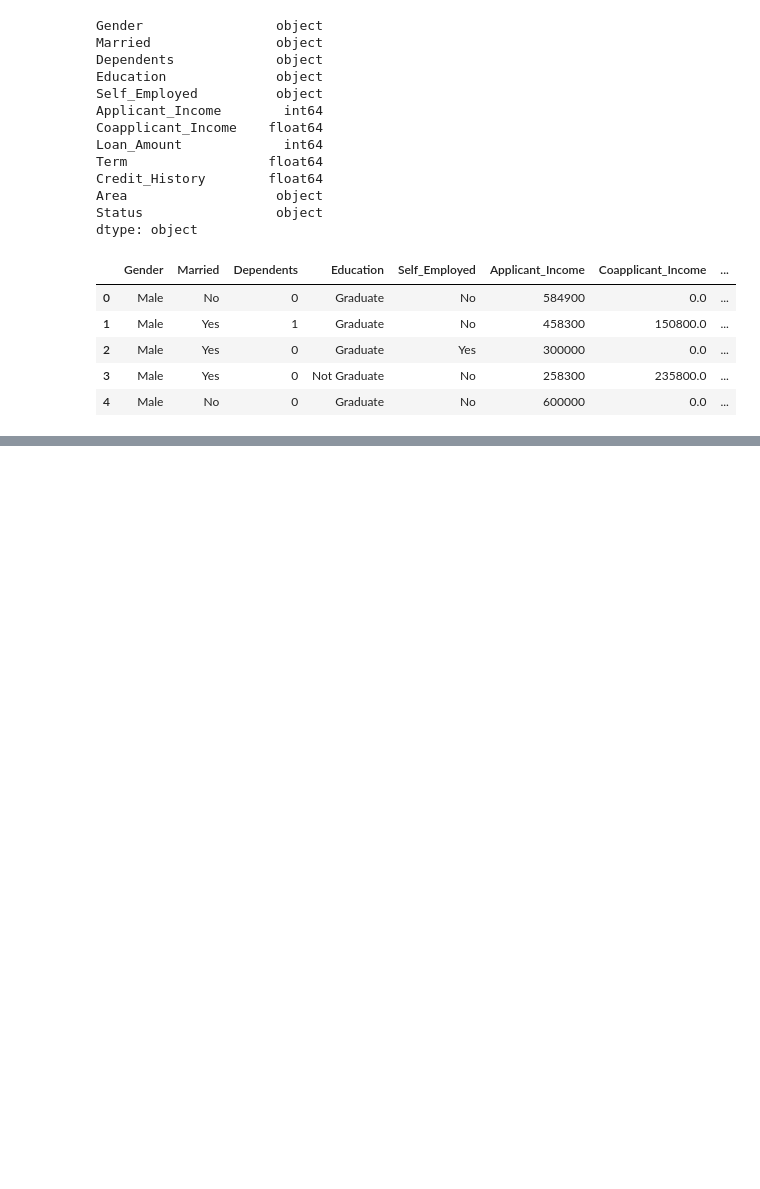
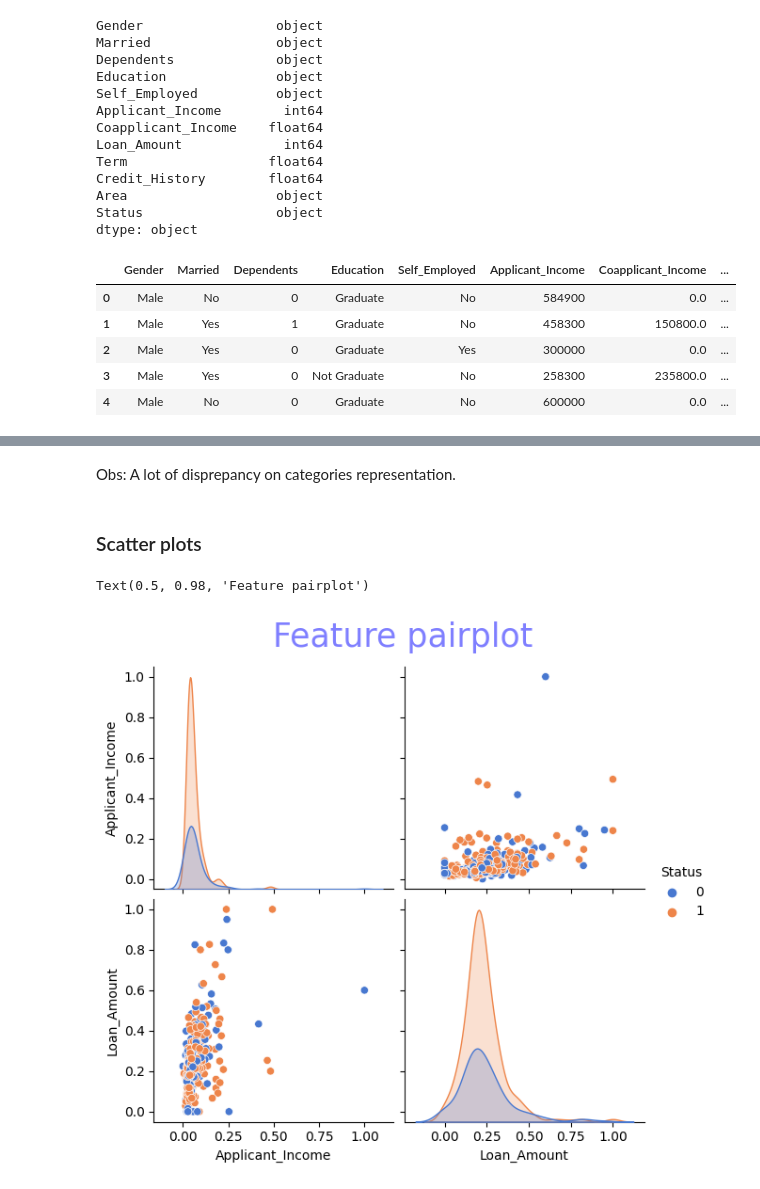
Before and after one commit to matheu-s/loan-approval-prediction-ML-models, a Jupyter notebook: main.ipynb, the cells around one changed output, grey strips where cells are left out. Cells and saved outputs as stored; diff of their text form; code cells hidden in the pictures; blank space fills up the shorter version.

```diff
--- a/main.ipynb
+++ b/main.ipynb
@@ -144,0 +190,11 @@ None
+# %% [markdown]
+Obs: A lot of disprepancy on categories representation.
+# %% [markdown]
+### Scatter plots
+# %%
+my_pairplot = sns.pairplot(df_normalised,hue='Status',palette="muted",height=3,vars=['Applicant_Income','Loan_Amount'],kind='scatter')
+plt.subplots_adjust(top=0.9)
+my_pairplot.fig.suptitle('Feature pairplot',fontsize=25,color='b',alpha=0.5)
+# %% [output]
+Text(0.5, 0.98, 'Feature pairplot')
+[figure, added]
```
Also changed, not shown: parts of 28 cells of this notebook.
